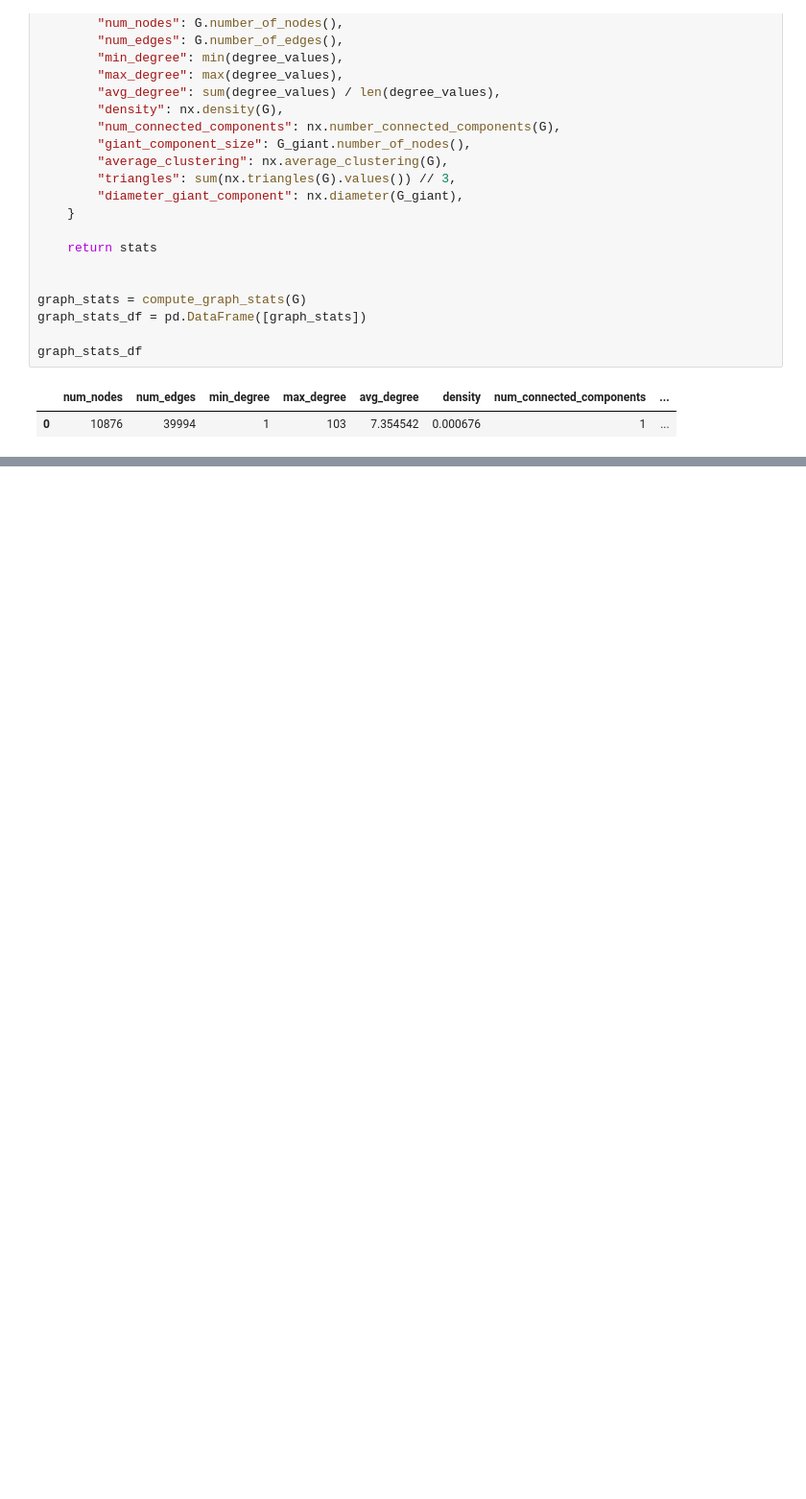
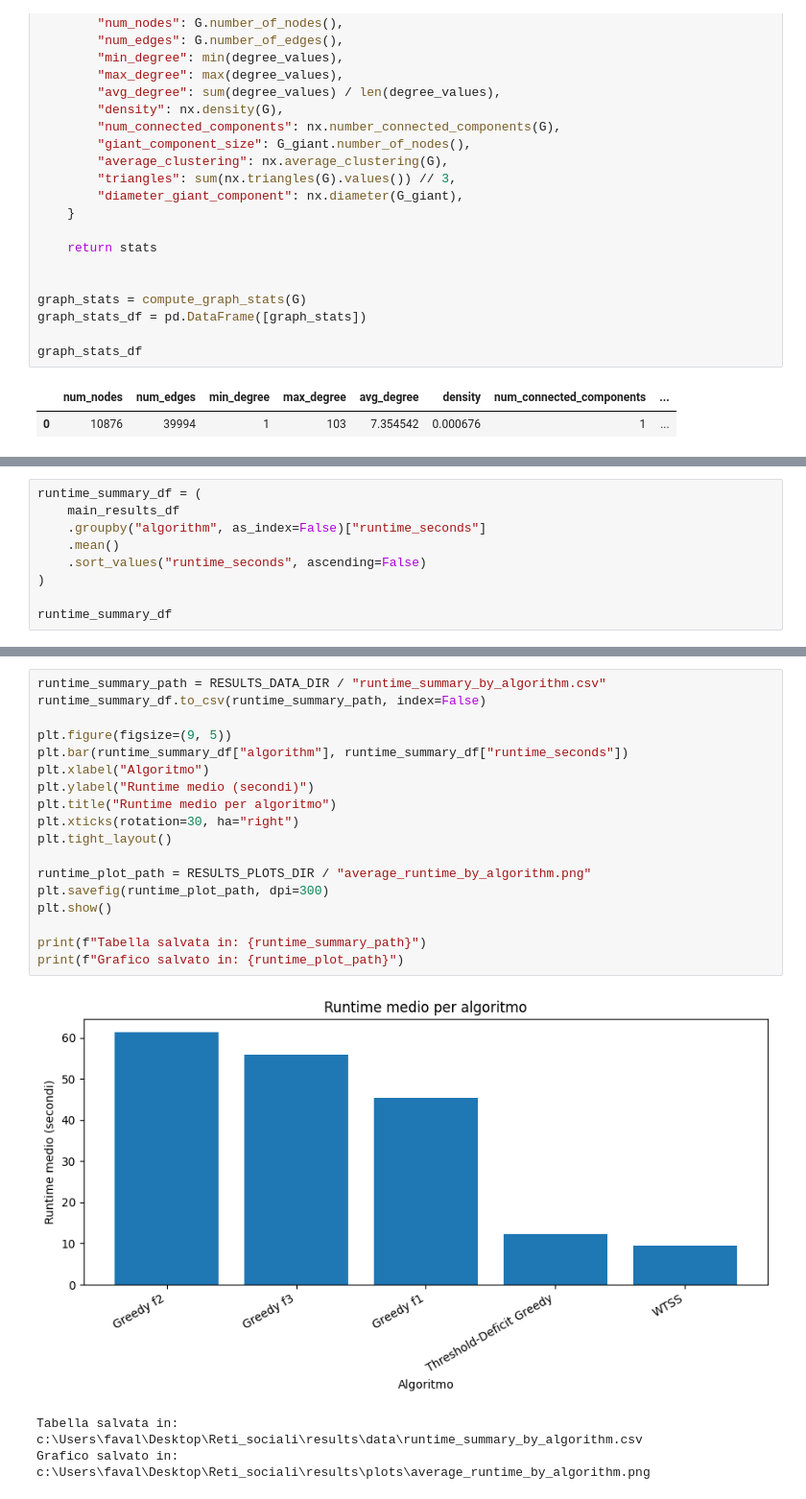
Before and after one commit to gfavale1/reti-sociali, a Jupyter notebook: notebooks/esplorazione_rete.ipynb, the cells around one changed output, grey strips where cells are left out. Shown at 96% size. Cells and saved outputs as stored; diff of their text form; blank space fills up the shorter version.

```diff
--- a/notebooks/esplorazione_rete.ipynb
+++ b/notebooks/esplorazione_rete.ipynb
@@ -328,0 +609,9 @@ plot_removal_stress_test(
+# %%
+runtime_summary_df = (
+    main_results_df
+    .groupby("algorithm", as_index=False)["runtime_seconds"]
+    .mean()
+    .sort_values("runtime_seconds", ascending=False)
+)
+
+runtime_summary_df
@@ -328,0 +625,22 @@ plot_removal_stress_test(
+# %%
+runtime_summary_path = RESULTS_DATA_DIR / "runtime_summary_by_algorithm.csv"
+runtime_summary_df.to_csv(runtime_summary_path, index=False)
+
+plt.figure(figsize=(9, 5))
+plt.bar(runtime_summary_df["algorithm"], runtime_summary_df["runtime_seconds"])
+plt.xlabel("Algoritmo")
+plt.ylabel("Runtime medio (secondi)")
+plt.title("Runtime medio per algoritmo")
+plt.xticks(rotation=30, ha="right")
+plt.tight_layout()
+
+runtime_plot_path = RESULTS_PLOTS_DIR / "average_runtime_by_algorithm.png"
+plt.savefig(runtime_plot_path, dpi=300)
+plt.show()
+
+print(f"Tabella salvata in: {runtime_summary_path}")
+print(f"Grafico salvato in: {runtime_plot_path}")
+# %% [output]
+[figure, added]
+Tabella salvata in: c:\Users\faval\Desktop\Reti_sociali\results\data\runtime_summary_by_algorithm.csv
+Grafico salvato in: c:\Users\faval\Desktop\Reti_sociali\results\plots\average_runtime_by_algorithm.png
```
Also changed, not shown: parts of 68 cells of this notebook.
